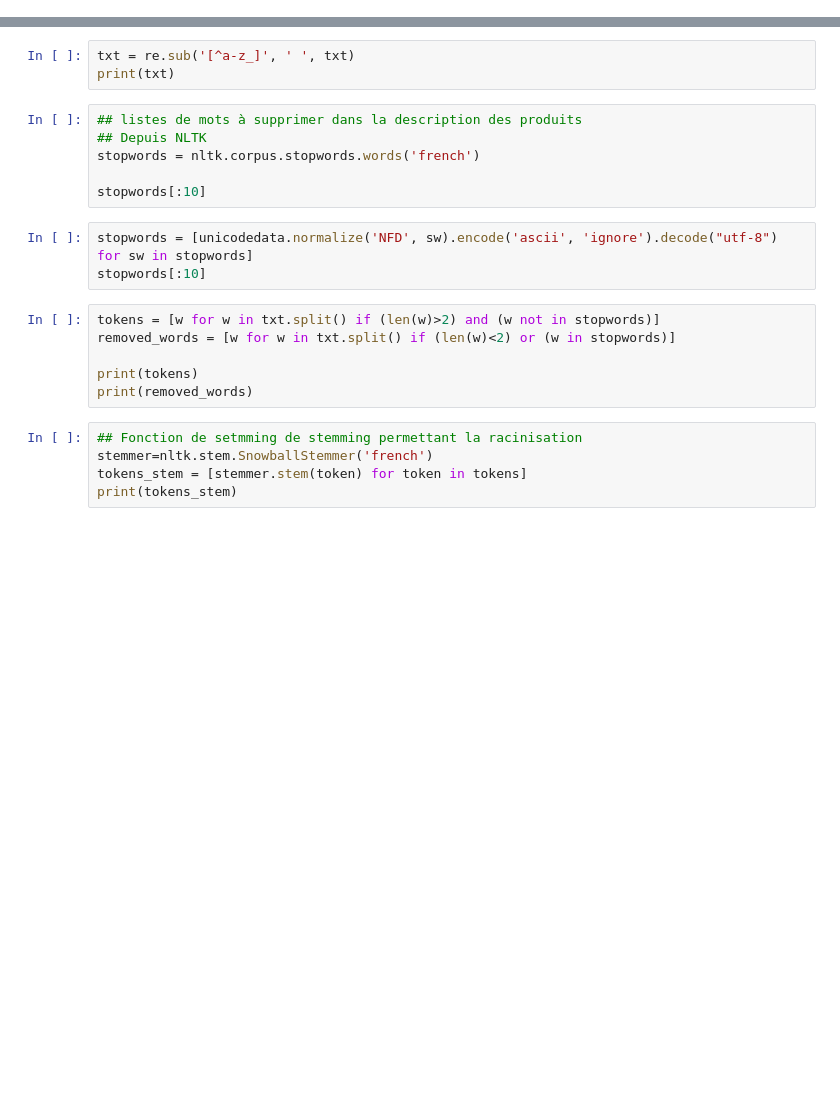
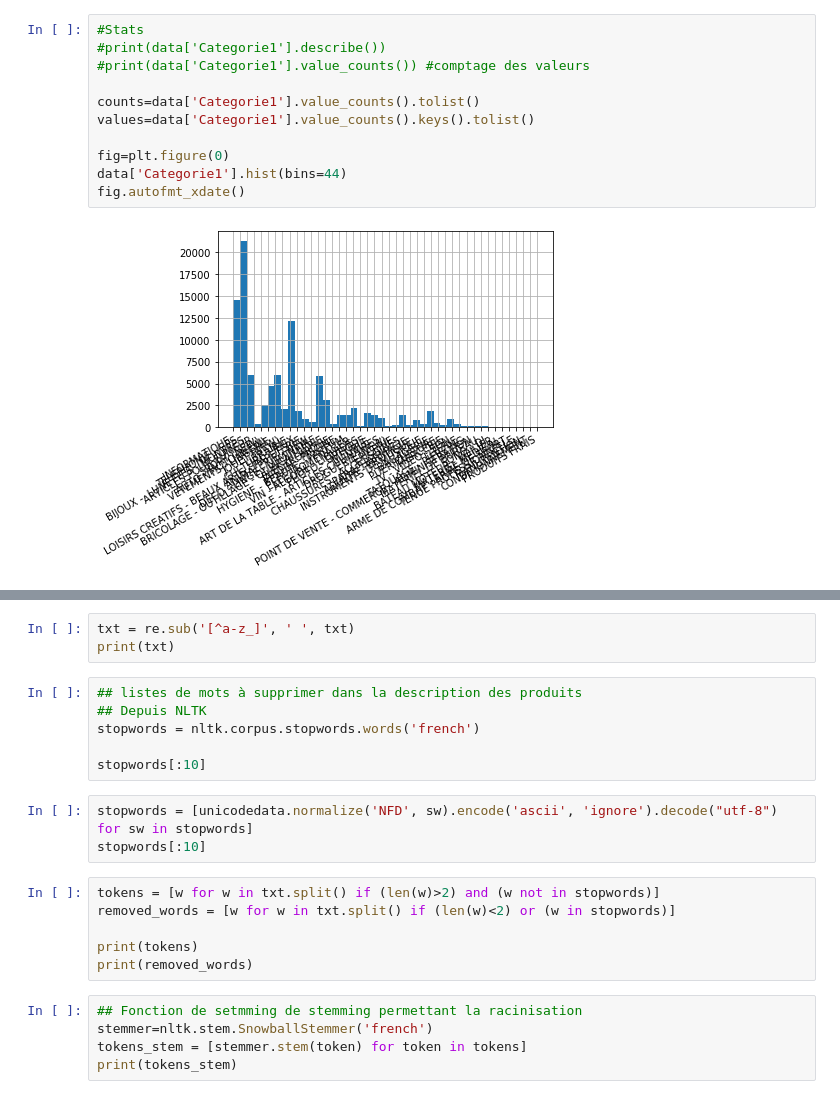
Before and after one commit to bguillouet/2020_4A_TEXTE, a Jupyter notebook: DataPreprocess.ipynb, the cells around one changed output, grey strips where cells are left out. Cells and saved outputs as stored; diff of their text form; blank space fills up the shorter version.

```diff
--- a/DataPreprocess.ipynb
+++ b/DataPreprocess.ipynb
@@ -21,2 +41,15 @@ data
+# %%
+#Stats
+#print(data['Categorie1'].describe())
+#print(data['Categorie1'].value_counts()) #comptage des valeurs
+
+counts=data['Categorie1'].value_counts().tolist()
+values=data['Categorie1'].value_counts().keys().tolist()
+
+fig=plt.figure(0)
+data['Categorie1'].hist(bins=44)
+fig.autofmt_xdate()
+# %% [output]
+[figure, added]
 # %%
 i = 0
```
Also changed, not shown: parts of 7 cells of this notebook.
